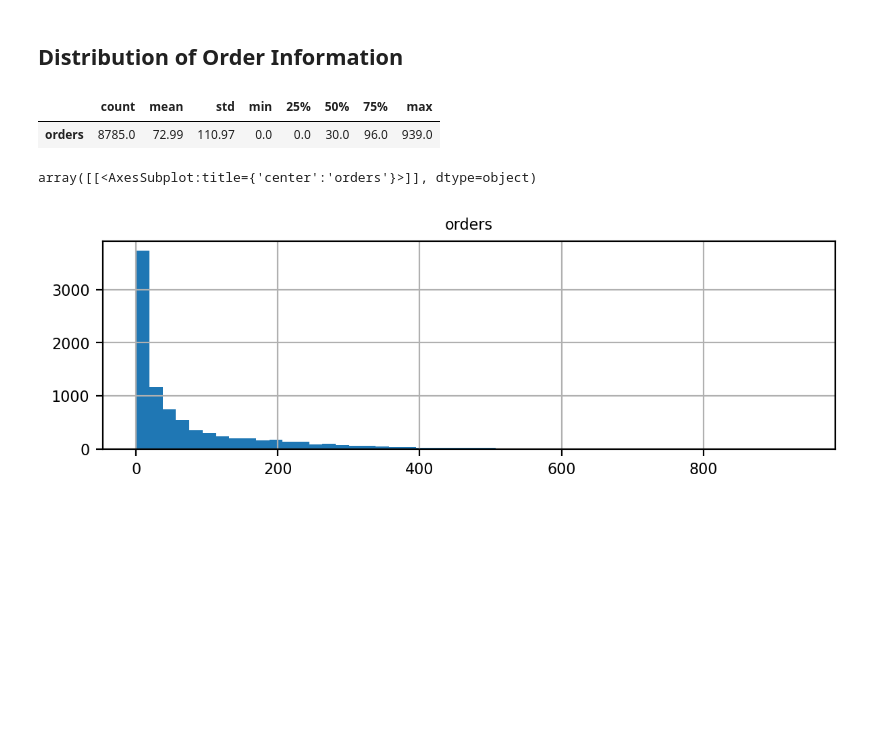
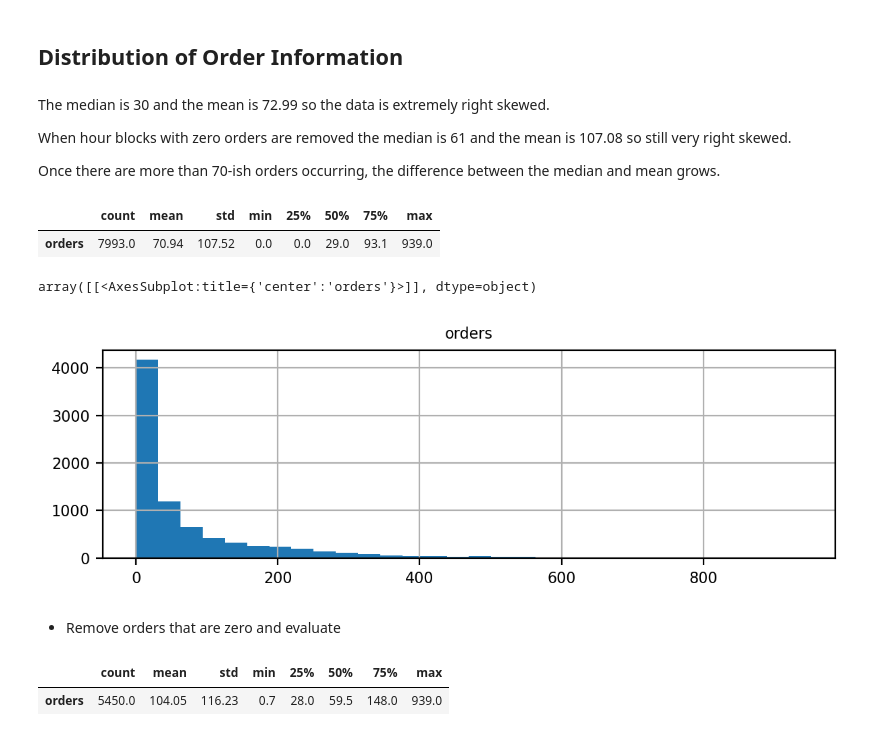
Before and after one commit to claricemottet/IDD_glovo_time_series, a Jupyter notebook: EDA_glovo_orders.ipynb, the cells around one changed output. Drawn from its saved outputs; the diff is of its cells as text; code cells hidden in the pictures; blank space fills up the shorter version.

```diff
--- a/EDA_glovo_orders.ipynb
+++ b/EDA_glovo_orders.ipynb
@@ -62,3 +97,7 @@ df_orders['orders'] = pd.to_numeric(df_orders['orders'])
 
 df_orders.sort_values(by = ['time'], inplace = True)
 df_orders.reset_index(drop = True, inplace = True)
+
+#Test dataset is last month of data
+df_test = df_orders[df_orders['time']>=pd.to_datetime('2022-01-01')].copy()
+df_orders = df_orders[df_orders['time']<pd.to_datetime('2022-01-01')]
@@ -91,9 +139,10 @@ del df_view
 
 #are we missing any minute by minute order information?
 start_time = pd.to_datetime('2021-02-01')
-end_time = pd.to_datetime('2022-02-02')
+end_time = pd.to_datetime('2022-01-01')
 date_range = pd.date_range(start=start_time, end=end_time, freq='h')
 df_all = pd.DataFrame(date_range, columns=['time_all'])
+df_all = df_all[df_all['time_all']<end_time]
 
 df_all = df_all.merge(df_orders[['time']], how = 'left', left_on = ['time_all'], right_on = ['time'])
 print("number of hours missing:",df_all['time'].isna().sum())
@@ -124,26 +173,13 @@ There are 19 hours where we are missing order information taking place over 4 da
 Just as a placeholder, I'm going to use the average order information but only for data before the point where there is a null value
 # %%
 #add in the hours that the orders data frame is currently missing
-
-#create cumulative sums for running average
-df_orders['hour'] = df_orders['time'].dt.hour
-df_orders['dayofweek'] = df_orders['time'].dt.day_of_week
-df_orders['hours_cumulative'] = 1
-df_orders['hours_cumulative'] = df_orders.groupby(by = ['hour','dayofweek'])['hours_cumulative'].cumsum()
-df_orders['orders_cumulative'] = df_orders['orders']
-df_orders['orders_cumulative'] = df_orders.groupby(by = ['hour','dayofweek'])['orders_cumulative'].cumsum()
 
 #add in the missing hours
 df_orders = df_all[['time_all']].merge(df_orders, how = 'left', left_on = ['time_all'], right_on = ['time'])
 df_orders.sort_values(by = ['time_all'], inplace = True)
 
-#fill in the missing averages
-df_orders['hour'] = df_orders['time_all'].dt.hour
-df_orders['dayofweek'] = df_orders['time_all'].dt.day_of_week
-df_orders['city'] = df_orders['city'].ffill()
-df_orders['hours_cumulative'] = df_orders.groupby(by = ['hour','dayofweek'])['hours_cumulative'].ffill()
-df_orders['orders_cumulative'] = df_orders.groupby(by = ['hour','dayofweek'])['orders_cumulative'].ffill()
-df_orders.loc[df_orders['orders'].isna(), 'orders'] = (df_orders['orders_cumulative']/df_orders['hours_cumulative']).round()
+#set missing hour order count to zero
+df_orders.loc[df_orders['orders'].isna(), 'orders'] = 0
 
 print("number of nulls",df_orders['orders'].isna().sum())
 
@@ -175,14 +230,28 @@ number of nulls 0
 # %% [markdown]
 ## Distribution of Order Information
+# %% [markdown]
+The median is 30 and the mean is 72.99 so the data is extremely right skewed.
+
+When hour blocks with zero orders are removed the median is 61 and the mean is 107.08 so still very right skewed.
+
+Once there are more than 70-ish orders occurring, the difference between the median and mean grows.
 # %%
 #general statistics
 
 df_orders[[TARGET]].describe().round(2).T
 # %% [output]
 |  | count | mean | std | min | 25% | 50% | 75% | max |
-| orders | 8785.0 | 72.99 | 110.97 | 0.0 | 0.0 | 30.0 | 96.0 | 939.0 |
+| orders | 7993.0 | 70.94 | 107.52 | 0.0 | 0.0 | 29.0 | 93.1 | 939.0 |
 # %%
-df_orders[[TARGET]].hist(bins=50)
+df_orders[[TARGET]].hist(bins=30)
 # %% [output]
 array([[<AxesSubplot:title={'center':'orders'}>]], dtype=object)
-[figure, old version]
+[figure, new version]
+# %% [markdown]
+- Remove orders that are zero and evaluate
+# %%
+df_view = df_orders[df_orders['orders']>0]
+df_view[[TARGET]].describe().round(2).T
+# %% [output]
+|  | count | mean | std | min | 25% | 50% | 75% | max |
+| orders | 5450.0 | 104.05 | 116.23 | 0.7 | 28.0 | 59.5 | 148.0 | 939.0 |
```
Also changed, not shown: parts of 51 cells of this notebook.
